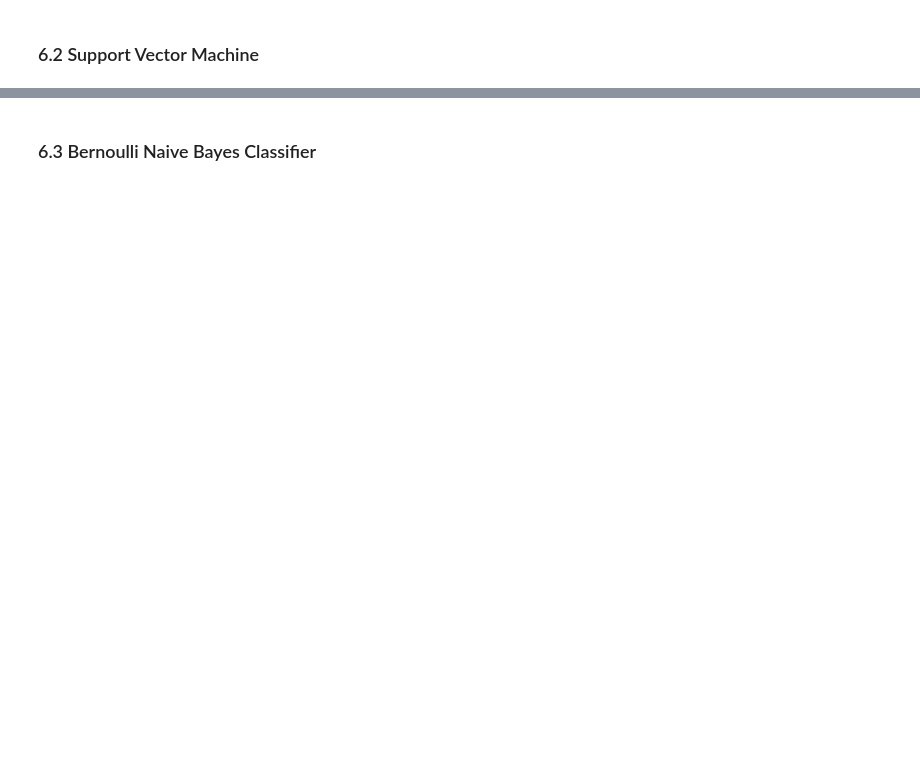
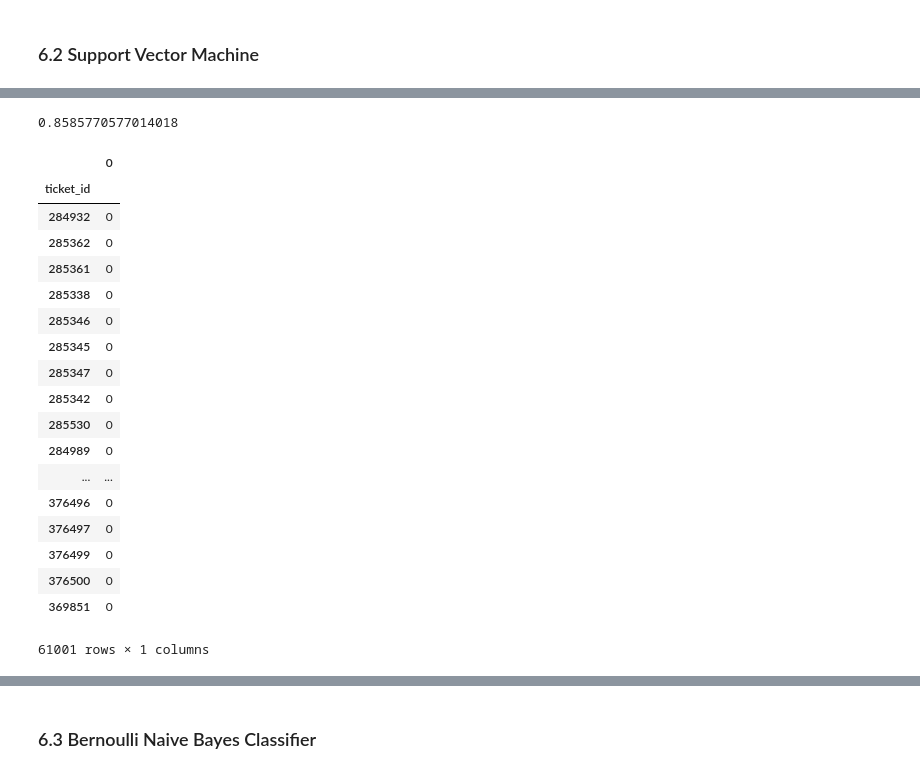
Before and after one commit to kyen89/MyProject, a Jupyter notebook: Applied Machine Learning in Python/WEEK4 - repair/Assignment+4-Practice.ipynb, the cells around one changed output, grey strips where cells are left out. Drawn from its saved outputs; the diff is of its cells as text; code cells hidden in the pictures; blank space fills up the shorter version.

```diff
--- a/Applied Machine Learning in Python/WEEK4 - repair/Assignment+4-repair.ipynb
+++ b/Applied Machine Learning in Python/WEEK4 - repair/Assignment+4-Practice.ipynb
@@ -1238,0 +1237,27 @@ print(gs_sv.best_params_)
+# %%
+sv = LinearSVC(random_state=2018)
+
+param_grid = {
+    'loss':['squared_hinge'],
+    'class_weight':[{1:1}],
+    'C': [0.001],
+    'penalty':['l1'],
+    'dual':[False]
+}
+
+gs_sv = GridSearchCV(sv, param_grid = param_grid, verbose = 1, cv = kfold, n_jobs = 1, scoring = "roc_auc")
+gs_sv.fit(X_train_sel,y)
+gs_sv_best = gs_sv.best_estimator_
+print(gs_sv.best_params_)
+
+# L2 + Squared Hinge (default) + dual True
+# {'C': 0.03, 'class_weight': {1: 1}, 'penalty': 'l2'} - 0.8221119743329911
+
+# L2 + Hinge + dual True
+# {'C': 0.001, 'class_weight': 'balanced', 'loss': 'hinge', 'penalty': 'l2'} - 0.83519746888834068 (15%)
+
+# L1 + Squared Hinge + dual False - 0.8585770577014018 (1.17%)
+# {'C': 0.001, 'class_weight': {1: 1}, 'dual': False, 'loss': 'squared_hinge', 'penalty': 'l1'}
+
+# L2 + Squared Hinge + dual False - 0.82509376943573753
+# {'C': 0.001, 'class_weight': {1: 2}, 'dual': False, 'loss': 'squared_hinge', 'penalty': 'l2'}
@@ -1239,7 +1268,29 @@ print(gs_sv.best_params_)
 # %%
-gs_sv.predict.best_score_
+gs_sv.best_score_
+# %% [output]
+0.8585770577014018
 # %%
-result = pd.DataFrame(gs_sv.predict(X_test_sel), index = test_id)
-result
+result_svm = pd.DataFrame(gs_sv.predict(X_test_sel), index = test_id)
+result_svm
+# %% [output]
+|  | 0 |
+| ticket_id |  |
+| 284932 | 0 |
+| 285362 | 0 |
+| 285361 | 0 |
+| 285338 | 0 |
+| 285346 | 0 |
+| 285345 | 0 |
+| 285347 | 0 |
+| 285342 | 0 |
+| 285530 | 0 |
+| 284989 | 0 |
+| ... | ... |
+| 376496 | 0 |
+| 376497 | 0 |
+| 376499 | 0 |
+| 376500 | 0 |
+| 369851 | 0 |
+61001 rows × 1 columns
 # %%
 # To check, we can count how many 0 and how many 1 are predicted
```
Also changed, not shown: parts of 40 cells of this notebook, 8 other files.
